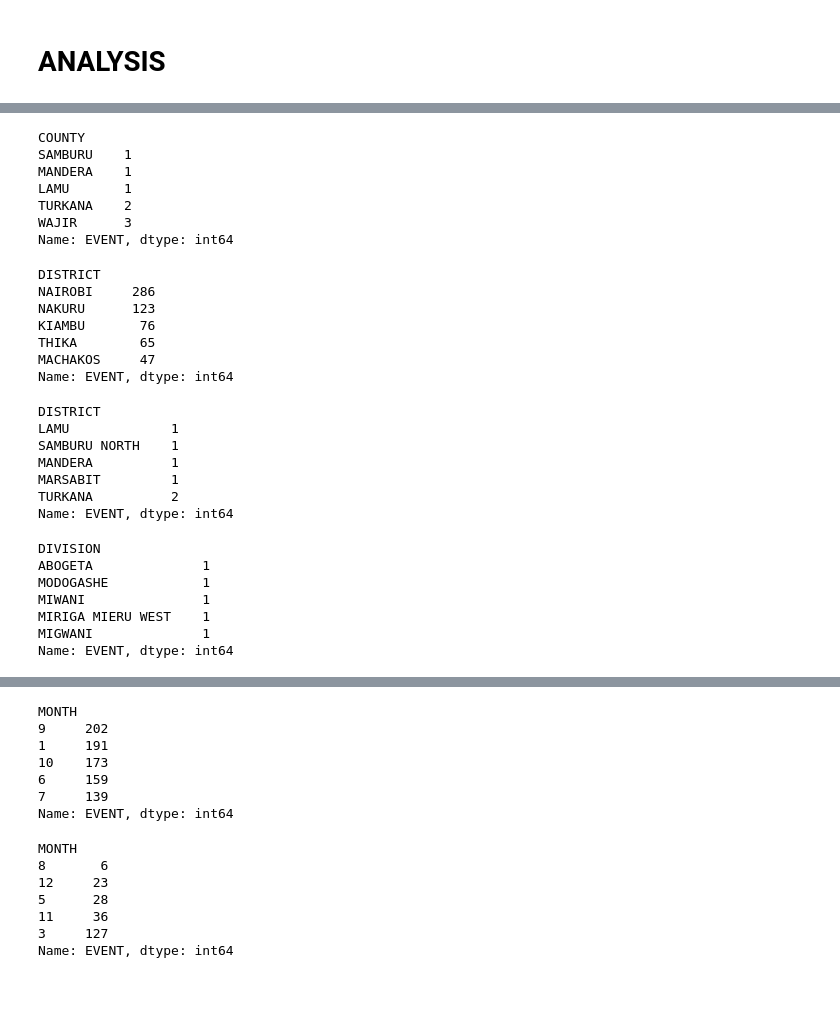
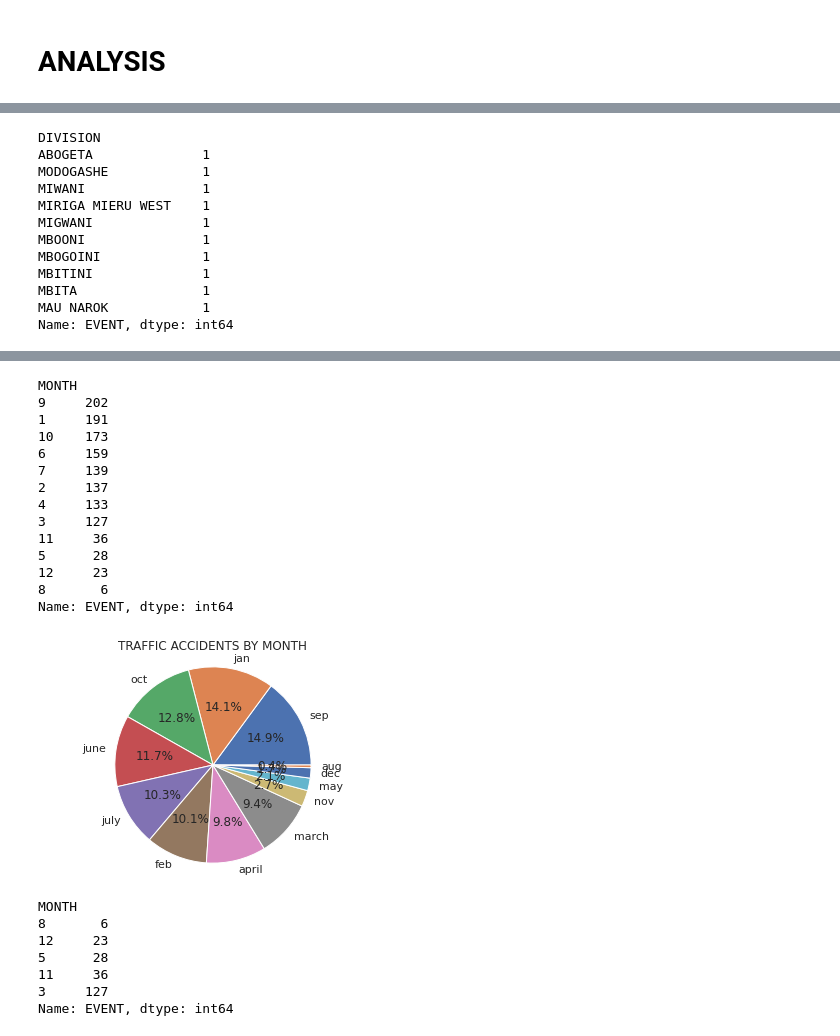
Before and after one commit to peterzk/Group-6-Project, a Jupyter notebook: GROUP_PROJECT.ipynb, the cells around one changed output, grey strips where cells are left out. Saved outputs shown, nothing was run; the diff lists cells and outputs as text; code cells hidden in the pictures; blank space fills up the shorter version.

```diff
--- a/GROUP_PROJECT.ipynb
+++ b/GROUP_PROJECT.ipynb
@@ -245,53 +329,20 @@ Name: EVENT, dtype: int64
 # %%
-# Which county experienced the most accidents?
-
-county_min = traffic.groupby(['COUNTY'])['EVENT'].count().sort_values(ascending = True)
-county_min.head(5)
+# Which Division experienced the least accidents?
+division_max = traffic.groupby(['DIVISION'])['EVENT'].count().sort_values(ascending=True).head()
+division_max
 # %% [output]
-COUNTY
-SAMBURU    1
-MANDERA    1
-LAMU       1
-TURKANA    2
-WAJIR      3
+DIVISION
+ABOGETA              1
+MODOGASHE            1
+MIWANI               1
+MIRIGA MIERU WEST    1
+MIGWANI              1
+MBOONI               1
+MBOGOINI             1
+MBITINI              1
+MBITA                1
+MAU NAROK            1
 Name: EVENT, dtype: int64
-# %%
-# Which District experienced the most accidents?
-
-district_max = traffic.groupby(['DISTRICT'])['EVENT'].count().sort_values(ascending=False).head(5)
-district_max
-# %% [output]
-DISTRICT
-NAIROBI     286
-NAKURU      123
-KIAMBU       76
-THIKA        65
-MACHAKOS     47
-Name: EVENT, dtype: int64
-# %%
-# Which District experienced the least accidents?
-district_min = traffic.groupby(['DISTRICT'])['EVENT'].count().sort_values(ascending=True).head(5)
-district_min
-# %% [output]
-DISTRICT
-LAMU             1
-SAMBURU NORTH    1
-MANDERA          1
-MARSABIT         1
-TURKANA          2
-Name: EVENT, dtype: int64
-# %%
-# Which Division experienced the least accidents?
-division_max = traffic.groupby(['DIVISION'])['EVENT'].count().sort_values(ascending=True).head(5)
-division_max
-# %% [output]
-DIVISION
-ABOGETA              1
-MODOGASHE            1
-MIWANI               1
-MIRIGA MIERU WEST    1
-MIGWANI              1
-Name: EVENT, dtype: int64
 # %%
 # We split the 'DATE_YMD' to 'MONTH','DAY','YEAR' and 'HOUR'.
 
@@ -313,16 +364,33 @@ traffic.head()
 # %%
  # Which MONTH had the most accidents?
 
 month_max = traffic.groupby(['MONTH'])['EVENT'].count().sort_values(ascending = False)
-month_max.head()
+print(month_max)
+label = ['sep', 'jan', 'oct', 'june', 'july','feb','april','march','nov','may','dec','aug']
+plt.pie(month_max, labels = label ,radius=3,autopct='%1.1f%%',)
+
+
+plt.title('TRAFFIC ACCIDENTS BY MONTH')
+
+plt.axis('equal')
+
+plt.show()
 # %% [output]
 MONTH
 9     202
 1     191
 10    173
 6     159
 7     139
+2     137
+4     133
+3     127
+11     36
+5      28
+12     23
+8       6
 Name: EVENT, dtype: int64
+[figure, added]
 # %%
  # Which MONTH had the least accidents?
 
```
Also changed, not shown: parts of 14 cells of this notebook.
